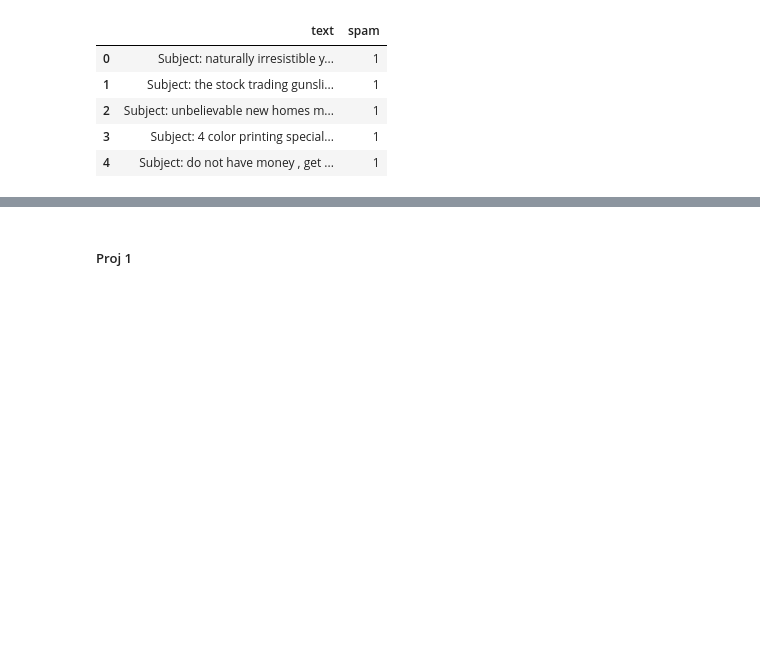
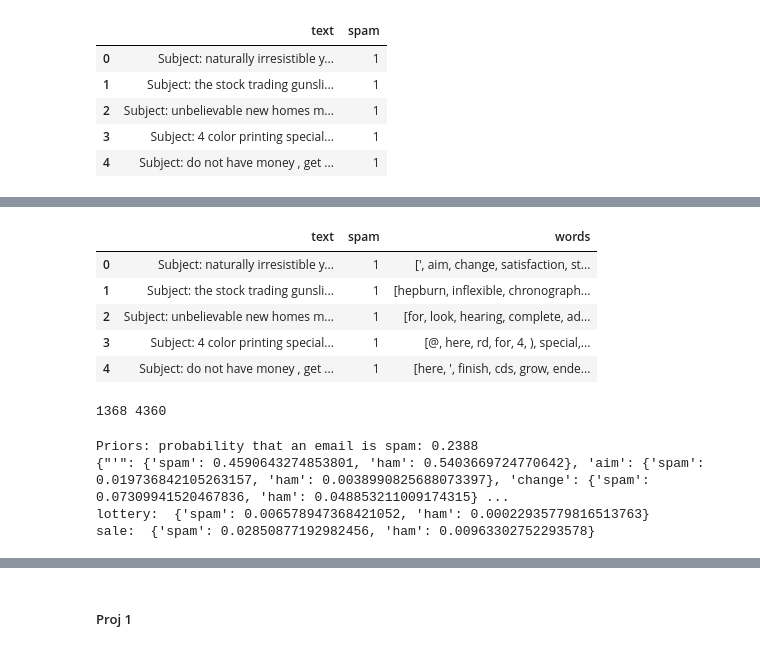
Before and after one commit to EvgeniiZorin/Handbook_Statistics-Probability-and-ML, a Jupyter notebook: _2_ML_supervised.ipynb, the cells around one changed output, grey strips where cells are left out. Cells and saved outputs as stored; diff of their text form; code cells hidden in the pictures; blank space fills up the shorter version.

```diff
--- a/_2_ML_supervised.ipynb
+++ b/_2_ML_supervised.ipynb
@@ -2084,0 +2145,58 @@ def predict_naive_bayes(email):
+# %%
+def process_email(text):
+	text = text.lower()
+	return list(set(text.split()))
+
+emails['words'] = emails['text'].apply(process_email)
+emails.head()
+# %% [output]
+|  | text | spam | words |
+| 0 | Subject: naturally irresistible y... | 1 | [', aim, change, satisfaction, st... |
+| 1 | Subject: the stock trading gunsli... | 1 | [hepburn, inflexible, chronograph... |
+| 2 | Subject: unbelievable new homes m... | 1 | [for, look, hearing, complete, ad... |
+| 3 | Subject: 4 color printing special... | 1 | [@, here, rd, for, 4, ), special,... |
+| 4 | Subject: do not have money , get ... | 1 | [here, ', finish, cds, grow, ende... |
+# %%
+n_spam = len(emails[emails['spam'] == 1])
+n_ham = len(emails[emails['spam'] == 0])
+print(n_spam, n_ham)
+# %% [output]
+1368 4360
+# %%
+# Finding the priors
+prior = sum(emails['spam']) / len(emails)
+print(f"Priors: probability that an email is spam: {prior:.4f}") # p(spam)
+
+# Finding the posterios with Bayes' theorem
+
+## Create a dictionary called 'model', which records each word together with the number of appearances of the word in spam emails and in ham emails
+model = {}
+for index, email in emails.iterrows():
+	for word in email['words']:
+		if word not in model:
+			model[word] = {'spam':1, 'ham':1} # Here we initialise the counts at 1, in order to prevent division by zero in the future
+		if word in model:
+			if email['spam']:
+				model[word]['spam'] += 1
+			else:
+				model[word]['ham'] += 1
+
+for i, j in model.items():
+	# print(i, j)
+	# model[i] =
+	# p_spam = j['spam'] / (j['spam'] + j['ham'])
+	# p_ham = j['ham'] / (j['spam'] + j['ham'])
+	p_spam = j['spam'] / n_spam
+	p_ham = j['ham'] / n_ham
+	model[i] = {'spam': p_spam, 'ham': p_ham}
+
+### slice the first 5 items of the dictionary
+print({ i:model[i] for i in list(model.keys())[:5] })
+
+print('lottery: ', model['lottery'])
+print('sale: ', model['sale'])
+# %% [output]
+Priors: probability that an email is spam: 0.2388
+{"'": {'spam': 0.4590643274853801, 'ham': 0.5403669724770642}, 'aim': {'spam': 0.019736842105263157, 'ham': 0.0038990825688073397}, 'change': {'spam': 0.07309941520467836, 'ham': 0.048853211009174315} ...
+lottery:  {'spam': 0.006578947368421052, 'ham': 0.00022935779816513763}
+sale:  {'spam': 0.02850877192982456, 'ham': 0.00963302752293578}
```
Also changed, not shown: parts of 15 cells of this notebook, 2 other files.
